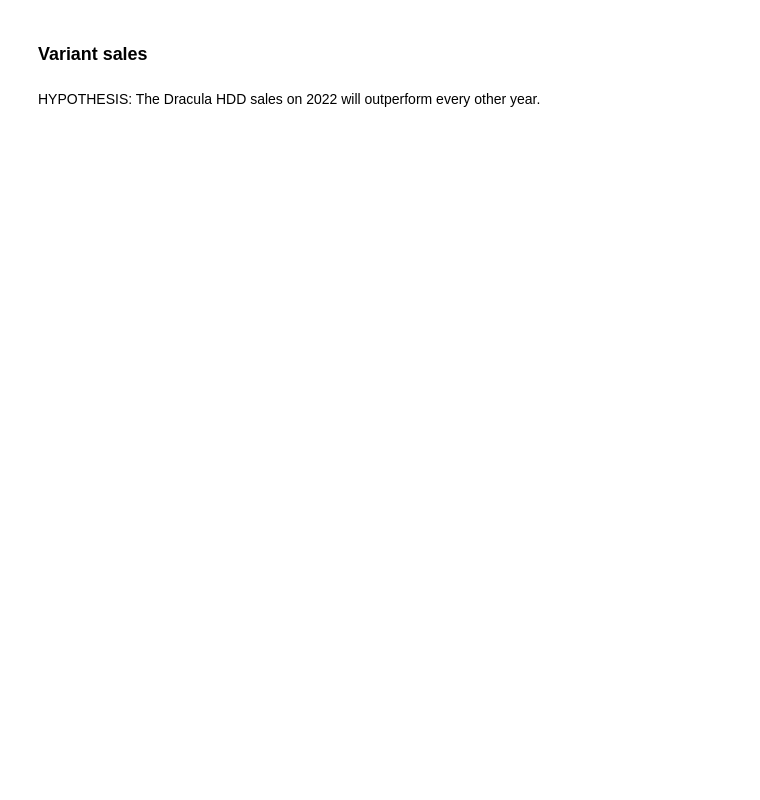
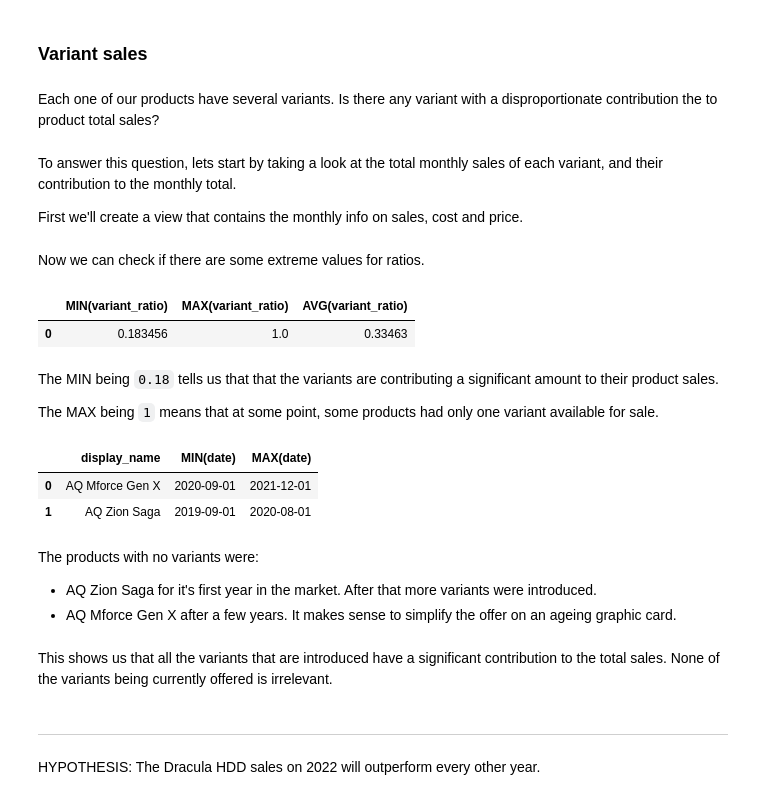
Before and after one commit to Silverscale/AtliQ_Products_Analysis, a Jupyter notebook: atliq_product_analysis.ipynb, the cells around one changed output. Saved outputs shown, nothing was run; the diff lists cells and outputs as text; code cells hidden in the pictures; blank space fills up the shorter version.

Commit message:
DONE Variant Sales

```diff
--- a/atliq_product_analysis.ipynb
+++ b/atliq_product_analysis.ipynb
@@ -1189,2 +1194,8 @@ The Werewolf NAS and Zion Saga have seen continious growth since they were intro
 # %% [markdown]
 ### Variant sales
+# %% [markdown]
+Each one of our products have several variants. Is there any variant with a disproportionate contribution the to product total sales?
+# %% [markdown]
+To answer this question, lets start by taking a look at the total monthly sales of each variant, and their contribution to the monthly total.
+
+First we'll create a view that contains the monthly info on sales, cost and price.
@@ -1190,0 +1241,33 @@ The Werewolf NAS and Zion Saga have seen continious growth since they were intro
+# %% [markdown]
+Now we can check if there are some extreme values for ratios.
+# %%
+query="""
+SELECT MIN(variant_ratio), MAX(variant_ratio), AVG(variant_ratio)
+FROM monthly_sales_full
+"""
+
+pd.read_sql(query, con)
+# %% [output]
+|  | MIN(variant_ratio) | MAX(variant_ratio) | AVG(variant_ratio) |
+| 0 | 0.183456 | 1.0 | 0.33463 |
+# %% [markdown]
+The MIN being `0.18` tells us that that the variants are contributing a significant amount to their product sales.
+
+The MAX being `1` means that at some point, some products had only one variant available for sale.
+# %%
+query="""
+SELECT DISTINCT display_name, MIN(date), MAX(date)
+FROM monthly_sales_full
+WHERE variant_ratio = 1
+GROUP BY display_name
+"""
+
+pd.read_sql(query,con)
+# %% [output]
+|  | display_name | MIN(date) | MAX(date) |
+| 0 | AQ Mforce Gen X | 2020-09-01 | 2021-12-01 |
+| 1 | AQ Zion Saga | 2019-09-01 | 2020-08-01 |
+# %% [markdown]
+The products with no variants were:
+- AQ Zion Saga for it's first year in the market. After that more variants were introduced.
+- AQ Mforce Gen X after a few years. It makes sense to simplify the offer on an ageing graphic card.
@@ -1191,2 +1309,6 @@ The Werewolf NAS and Zion Saga have seen continious growth since they were intro
+# %% [markdown]
+This shows us that all the variants that are introduced have a significant contribution to the total sales. None of the variants being currently offered is irrelevant.
 # %% [markdown]
+---
+
 HYPOTHESIS: The Dracula HDD sales on 2022 will outperform every other year.
```
Also changed, not shown: parts of 4 cells of this notebook.
